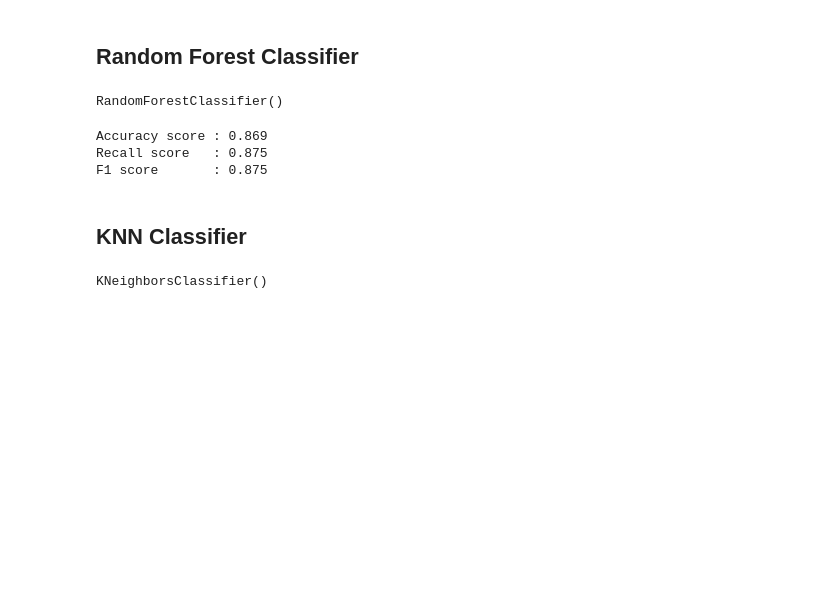
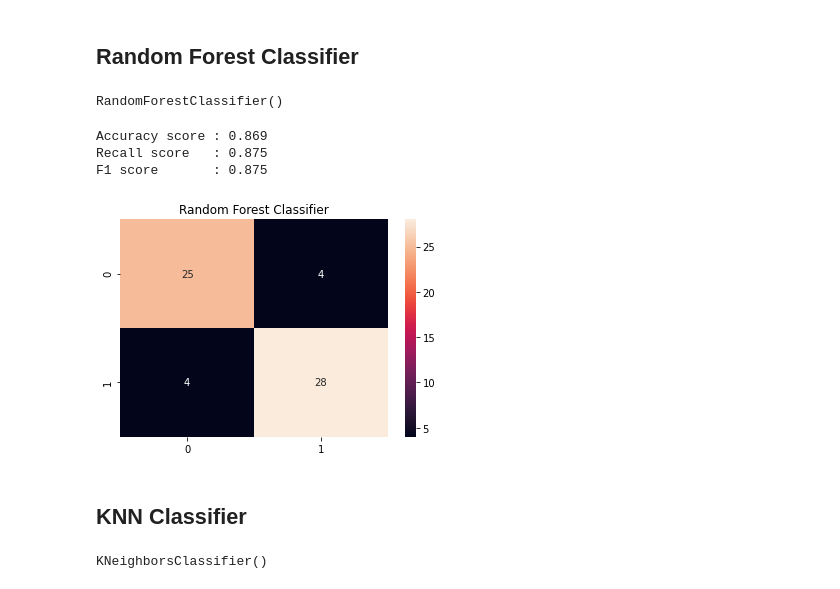
Before and after one commit to Anjankumar53/Heart_Disease_Prediction, a Jupyter notebook: Model.ipynb, the cells around one changed output. Drawn from its saved outputs; the diff is of its cells as text; code cells hidden in the pictures; blank space fills up the shorter version.

```diff
--- a/Model.ipynb
+++ b/Model.ipynb
@@ -152,3 +129,10 @@ F1 score       : 0.875
 #Adding the accuracy scores to the dictionaries
 accuracy_values["Random Forest"]=accuracy_score(y_test,y_pred_rfc)*100
 recall_values["Random Forest"]=recall_score(y_test,y_pred_rfc)*100
+# %%
+#Confusion matrix heatmap for Random Forest Classifier
+plt.title("Random Forest Classifier")
+sns.heatmap(confusion_matrix(y_test,y_pred_rfc),annot=True)
+plt.show()
+# %% [output]
+[figure, added]
```
Also changed, not shown: parts of 9 cells of this notebook.
